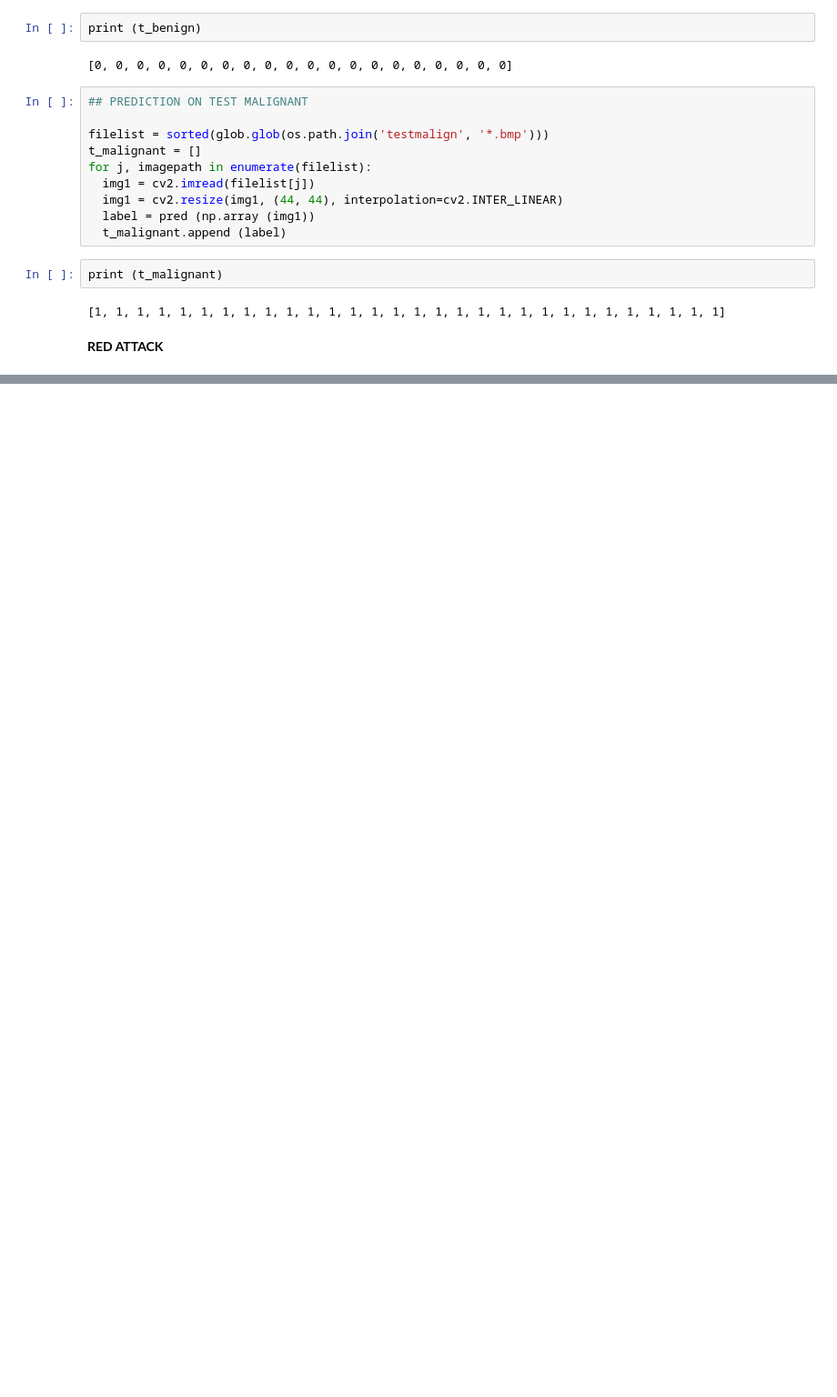
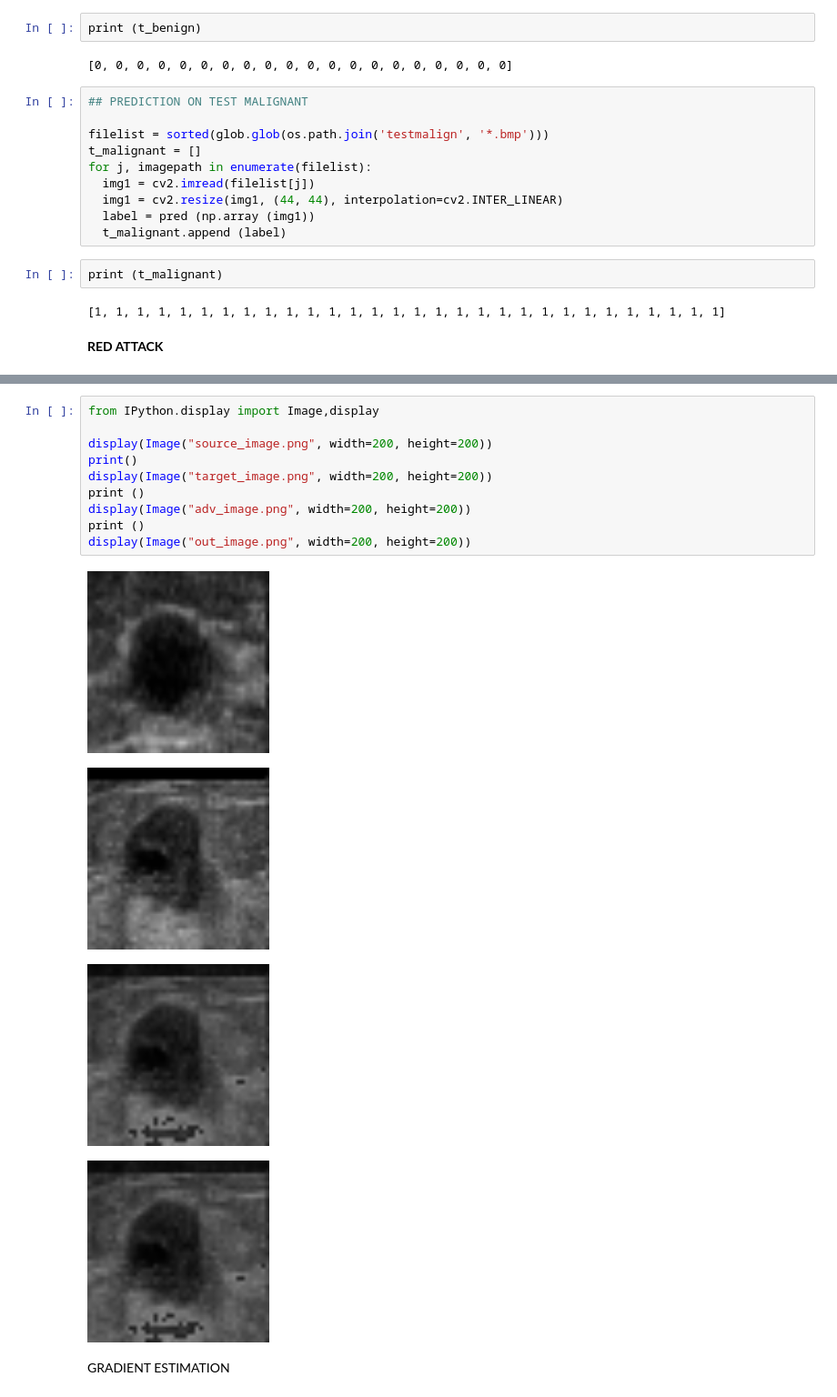
Before and after one commit to himanii16/Adversarial_Attack, a Jupyter notebook: Red_Attack.ipynb, the cells around one changed output, grey strips where cells are left out. Shown: that part at 91% size. Cells and saved outputs as stored; diff of their text form; blank space fills up the shorter version.

```diff
--- a/Red_Attack.ipynb
+++ b/Red_Attack.ipynb
@@ -295,0 +352,17 @@ print (t_malignant)
+# %%
+from IPython.display import Image,display
+
+display(Image("source_image.png", width=200, height=200))
+print()
+display(Image("target_image.png", width=200, height=200))
+print ()
+display(Image("adv_image.png", width=200, height=200))
+print ()
+display(Image("out_image.png", width=200, height=200))
+# %% [output]
+[figure, added]
+[figure, added]
+[figure, added]
+[figure, added]
+# %% [markdown]
+GRADIENT ESTIMATION
```
Also changed, not shown: parts of 29 cells of this notebook.
